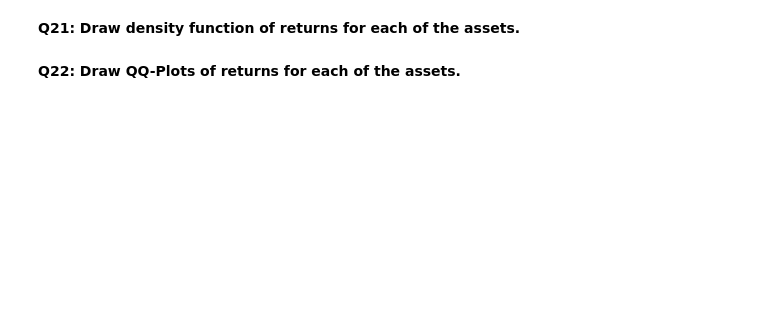
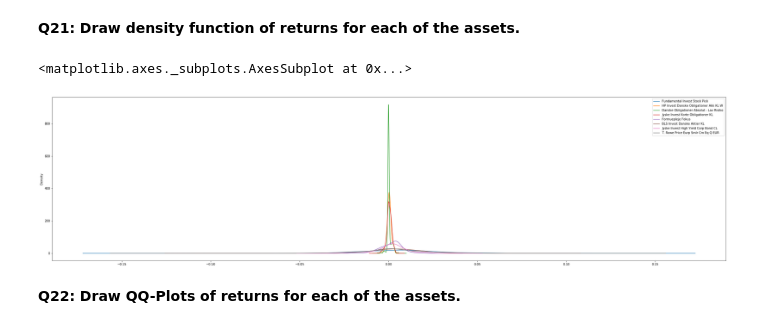
Before and after one commit to jennyjyu/financial-engineering, a Jupyter notebook: Project 3/Project 3.ipynb, the cells around one changed output. Saved outputs shown, nothing was run; the diff lists cells and outputs as text; code cells hidden in the pictures; blank space fills up the shorter version.

```diff
--- a/Project 3/Project 3.ipynb
+++ b/Project 3/Project 3.ipynb
@@ -657,4 +791,9 @@ The starting point for these questions are the 4-5 assets that you have picked f
 # %% [markdown]
 **Q21: Draw density function of returns for each of the assets.**
+# %%
+subsetMST_df5.plot.kde(figsize=(40,10))
+# %% [output]
+<matplotlib.axes._subplots.AxesSubplot at 0x...>
+[figure, added]
 # %% [markdown]
 **Q22: Draw QQ-Plots of returns for each of the assets.**
```
Also changed, not shown: parts of 15 cells of this notebook.
